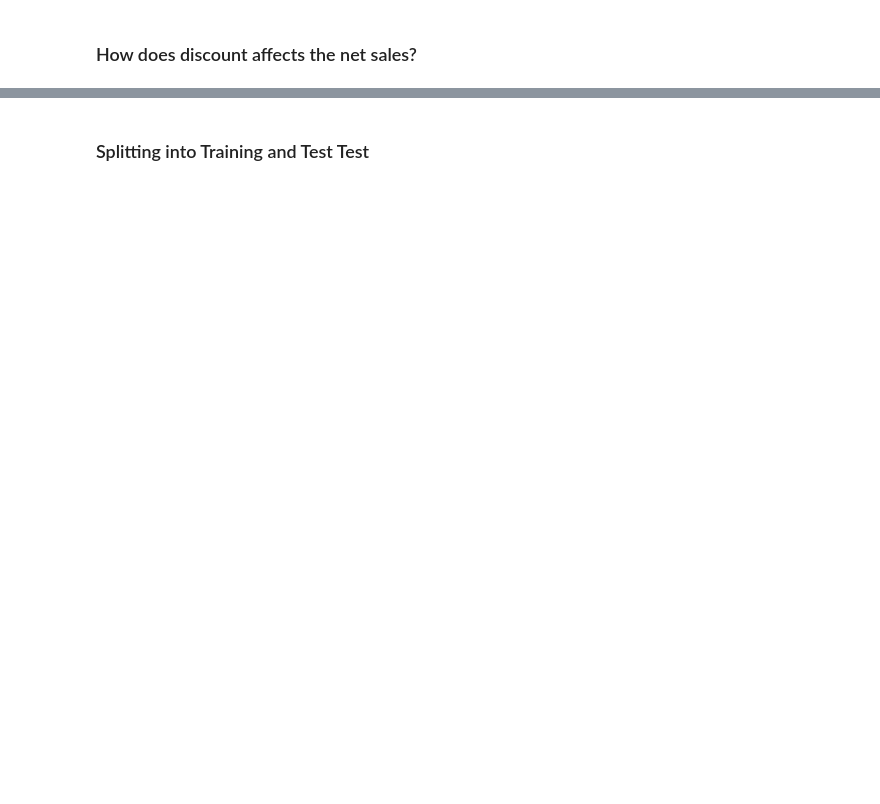
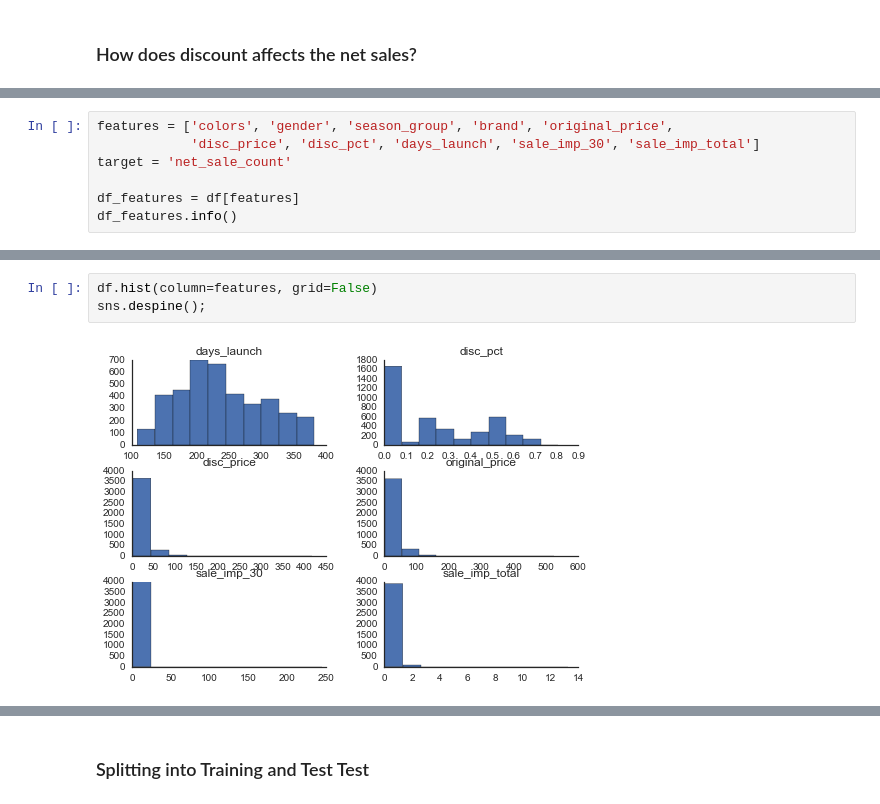
Before and after one commit to jthang/MachineLearningLab, a Jupyter notebook: pdt/lab_pdt.ipynb, the cells around one changed output, grey strips where cells are left out. Drawn from its saved outputs; the diff is of its cells as text; blank space fills up the shorter version.

```diff
--- a/pdt/lab_pdt.ipynb
+++ b/pdt/lab_pdt.ipynb
@@ -312,0 +298,7 @@ sns.lmplot("disc_pct", "net_sale_count", df,
+# %%
+features = ['colors', 'gender', 'season_group', 'brand', 'original_price',
+            'disc_price', 'disc_pct', 'days_launch', 'sale_imp_30', 'sale_imp_total']
+target = 'net_sale_count'
+
+df_features = df[features]
+df_features.info()
@@ -312,0 +321,5 @@ sns.lmplot("disc_pct", "net_sale_count", df,
+# %%
+df.hist(column=features, grid=False)
+sns.despine();
+# %% [output]
+[figure, added]
```
Also changed, not shown: parts of 47 cells of this notebook.
